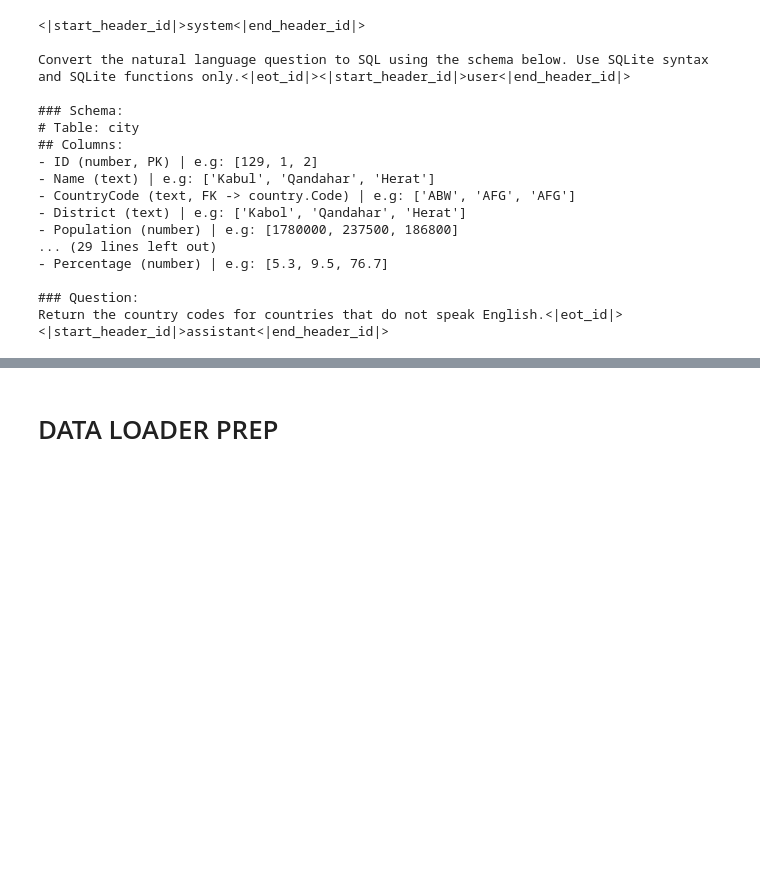
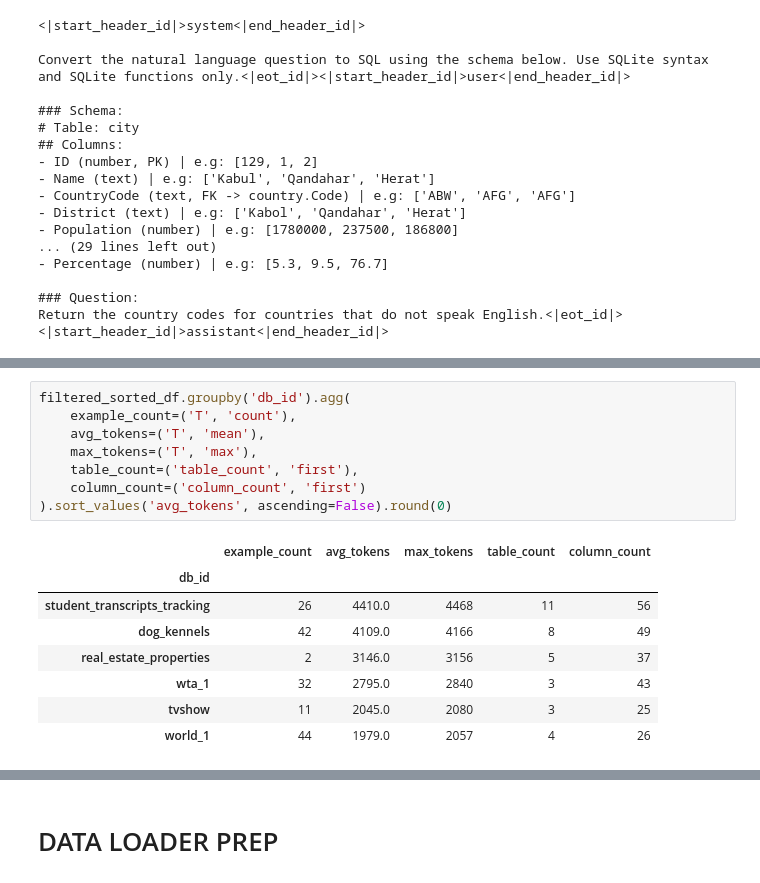
Before and after one commit to mehulpranay/ML_Framework, a Jupyter notebook: inference-notebook-for-question-to-sql-query.ipynb, the cells around one changed output, grey strips where cells are left out. Cells and saved outputs as stored; diff of their text form; blank space fills up the shorter version.

```diff
--- a/inference-notebook-for-question-to-sql-query.ipynb
+++ b/inference-notebook-for-question-to-sql-query.ipynb
@@ -371,3 +390,20 @@ filtered_sorted_df.head()
+# %%
+filtered_sorted_df.groupby('db_id').agg(
+    example_count=('T', 'count'),
+    avg_tokens=('T', 'mean'),
+    max_tokens=('T', 'max'),
+    table_count=('table_count', 'first'),
+    column_count=('column_count', 'first')
+).sort_values('avg_tokens', ascending=False).round(0)
+# %% [output]
+|  | example_count | avg_tokens | max_tokens | table_count | column_count |
+| db_id |  |  |  |  |  |
+| student_transcripts_tracking | 26 | 4410.0 | 4468 | 11 | 56 |
+| dog_kennels | 42 | 4109.0 | 4166 | 8 | 49 |
+| real_estate_properties | 2 | 3146.0 | 3156 | 5 | 37 |
+| wta_1 | 32 | 2795.0 | 2840 | 3 | 43 |
+| tvshow | 11 | 2045.0 | 2080 | 3 | 25 |
+| world_1 | 44 | 1979.0 | 2057 | 4 | 26 |
 # %%
 print(len(filtered_sorted_df))
 filtered_index = filtered_sorted_df.index.tolist()
```
Also changed, not shown: parts of 27 cells of this notebook.
